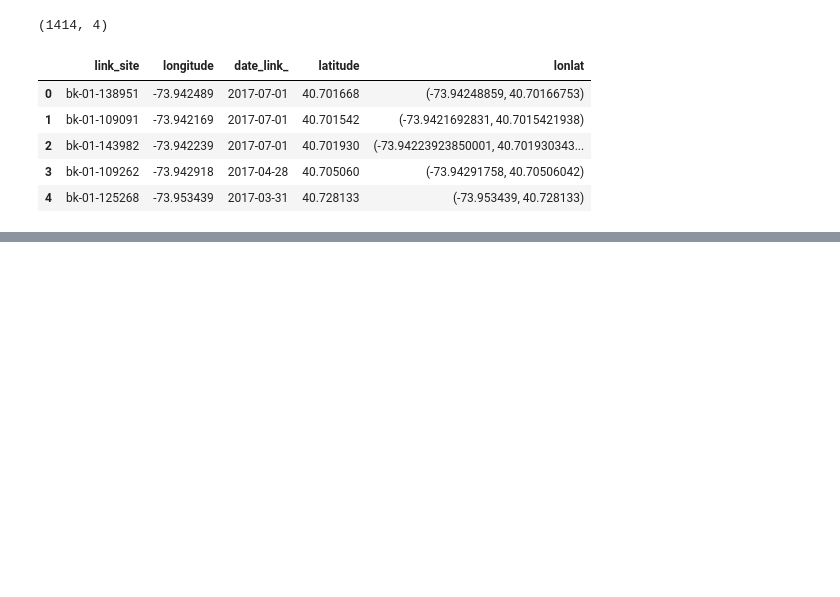
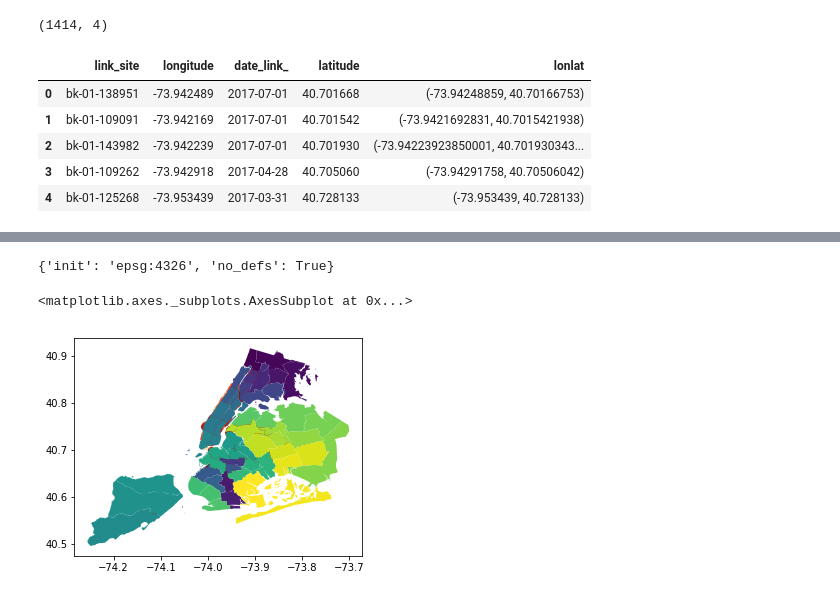
Before and after one commit to anaelisa24/PUI2018_amm1209, a Jupyter notebook: HW7_amm1209/HW7_amm1209.ipynb, the cells around one changed output, grey strips where cells are left out. Cells and saved outputs as stored; diff of their text form; code cells hidden in the pictures; blank space fills up the shorter version.

```diff
--- a/HW7_amm1209/HW7_amm1209.ipynb
+++ b/HW7_amm1209/HW7_amm1209.ipynb
@@ -299,3 +301,9 @@ NYClocations.head()
 | 2 | bk-01-143982 | -73.942239 | 2017-07-01 | 40.701930 | (-73.94223923850001, 40.701930343... | POINT (-73.94223923850001 40.7019... |
 | 3 | bk-01-109262 | -73.942918 | 2017-04-28 | 40.705060 | (-73.94291758, 40.70506042) | POINT (-73.94291758 40.70506042) |
 | 4 | bk-01-125268 | -73.953439 | 2017-03-31 | 40.728133 | (-73.953439, 40.728133) | POINT (-73.953439 40.728133) |
+# %%
+NYClocations.crs = from_epsg(4326)
+# %%
+NYClocations.crs
+# %% [output]
+{'init': 'epsg:4326', 'no_defs': True}
@@ -301,0 +313,6 @@ NYClocations.head()
+# %%
+ax = NYClocations.plot(cmap='OrRd', scheme='quantiles')
+pumashp.plot(ax=ax, cmap="viridis")
+# %% [output]
+<matplotlib.axes._subplots.AxesSubplot at 0x...>
+[figure, added]
```
Also changed, not shown: parts of 15 cells of this notebook.
